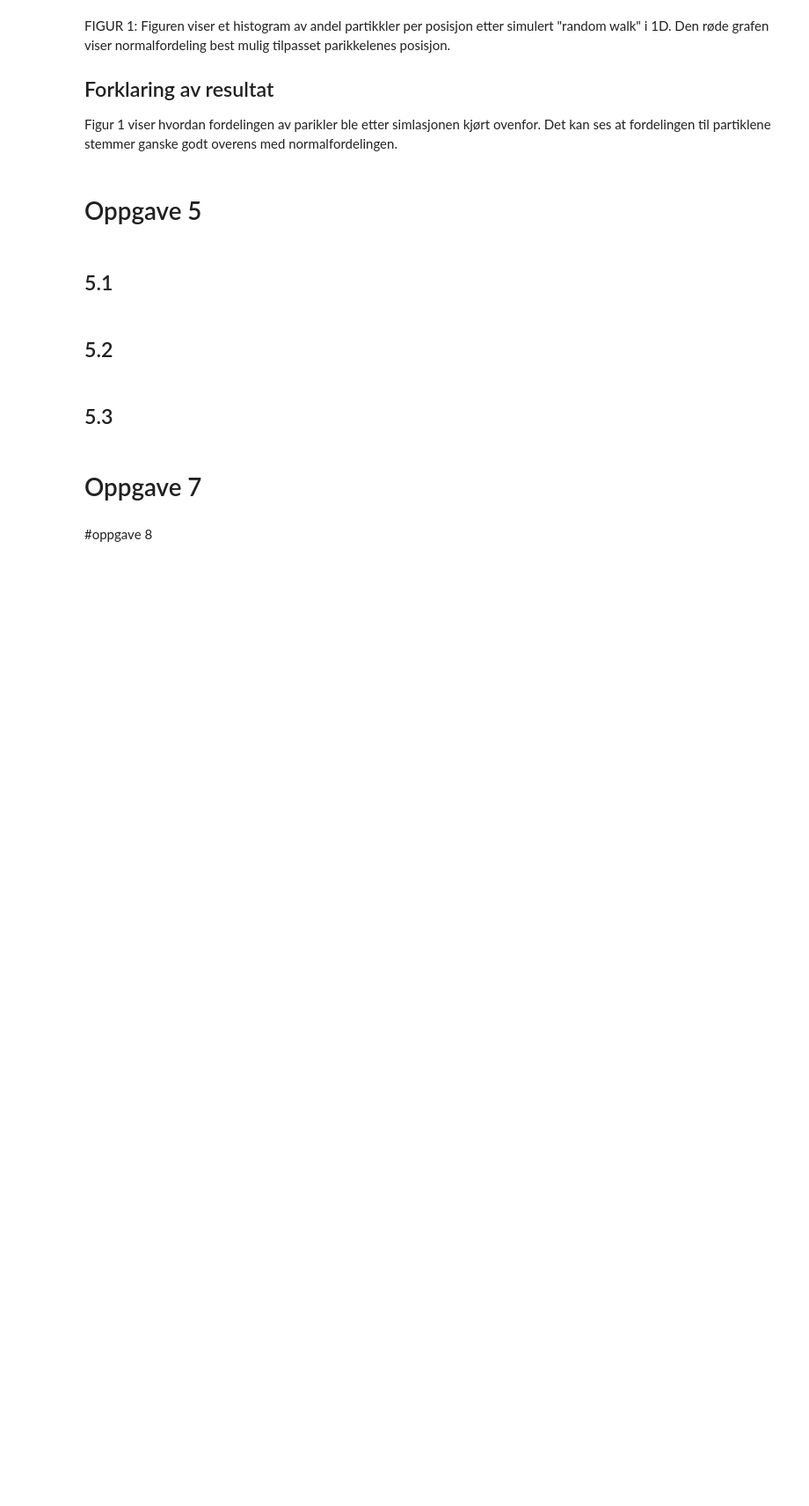
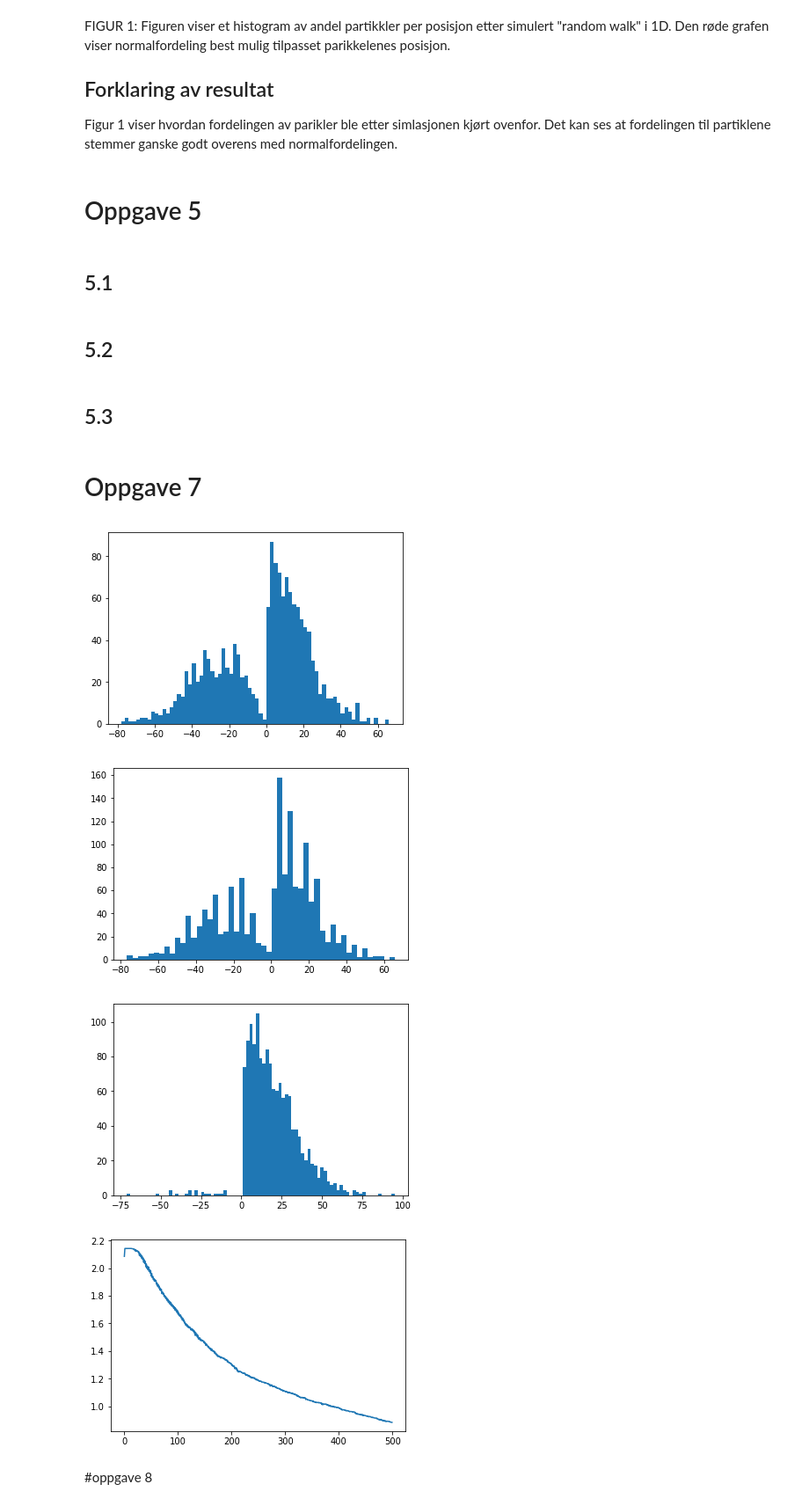
Before and after one commit to sigriaun/vitber-prosjekt3, a Jupyter notebook: prosjekt3.ipynb, the cells around one changed output. Shown: that part at 88% size. Saved outputs shown, nothing was run; the diff lists cells and outputs as text; code cells hidden in the pictures; blank space fills up the shorter version.

```diff
--- a/prosjekt3.ipynb
+++ b/prosjekt3.ipynb
@@ -463,37 +479,44 @@ def randomWalkPotential(V_Na,V_K): #hvilke parametere bør tas inn?
             if Na<-h:
                 NaA+=1      #pluss i stedet for minus er det ikke
                 #print("hei")
         QA=(KA+NaA)*scipy.constants.e
         partIn=KA+NaA
 
         #print(QA)
         #print(Q_plus)
         #print(KA,NaA)
 
         #if (t%50==0):
              #plt.hist(NaPos,bins=50)
              #plt.show()
              #plt.hist(KPos,bins=50)
              #plt.show()
 
 
 
 
 
+    numOfBinsNa, hmin, hmax = plotParameters(NaPos)
+    plt.hist(NaPos,bins=numOfBinsNa,range=(hmin,hmax))
+    plt.show()
 
 
+    numOfBinsK, hmin, hmax =plotParameters(KPos)
+    plt.hist(KPos,bins=numOfBinsK,range=(hmin,hmax))
+    plt.show()
 
-    plt.hist(NaPos,bins=50)
-    #plt.ylim(0,10)
-    plt.show()
-    plt.hist(KPos,bins=50)
-    plt.show()
+
 
     plt.plot(tList,VtList)
     #print(Vt)
 
 
 
 randomWalkPotential(V_Na1,V_K1)
+# %% [output]
+[figure, added]
+[figure, added]
+[figure, added]
+[figure, added]
 # %% [markdown]
 #oppgave 8
```
Also changed, not shown: parts of 1 cell of this notebook.
